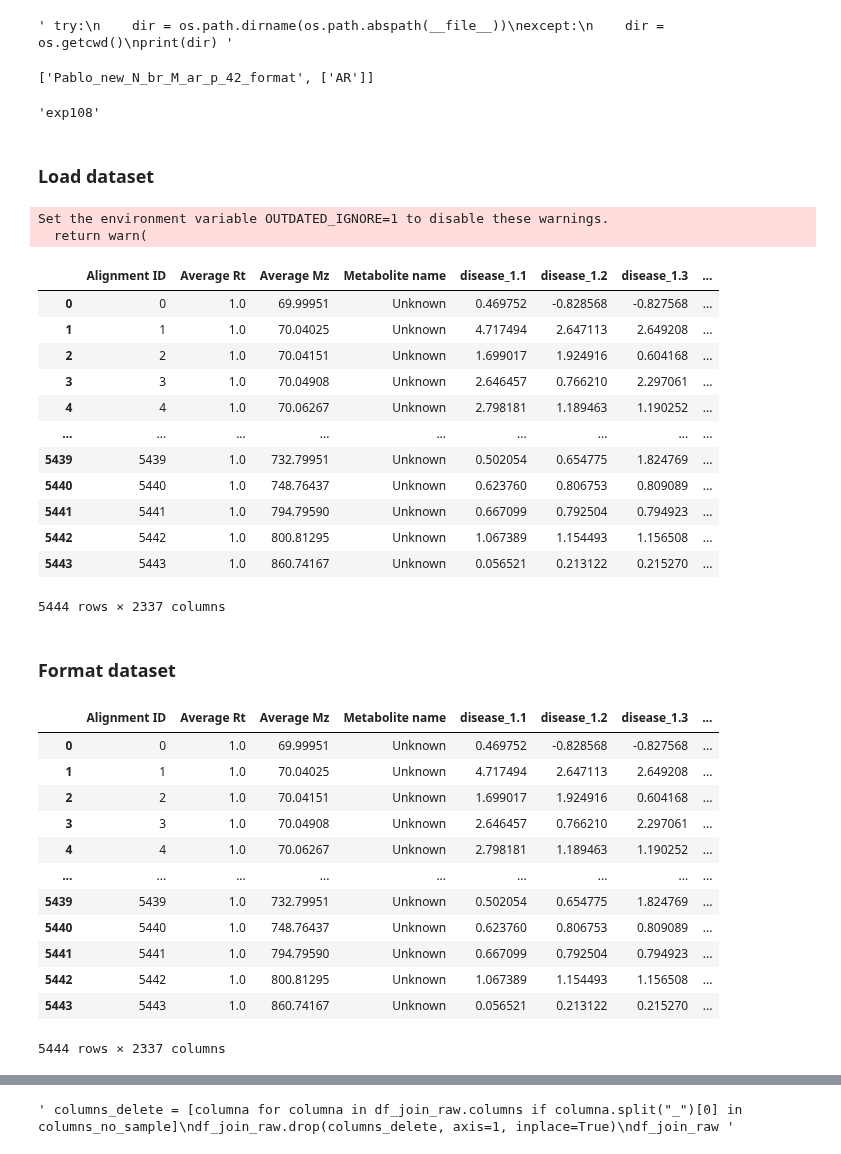
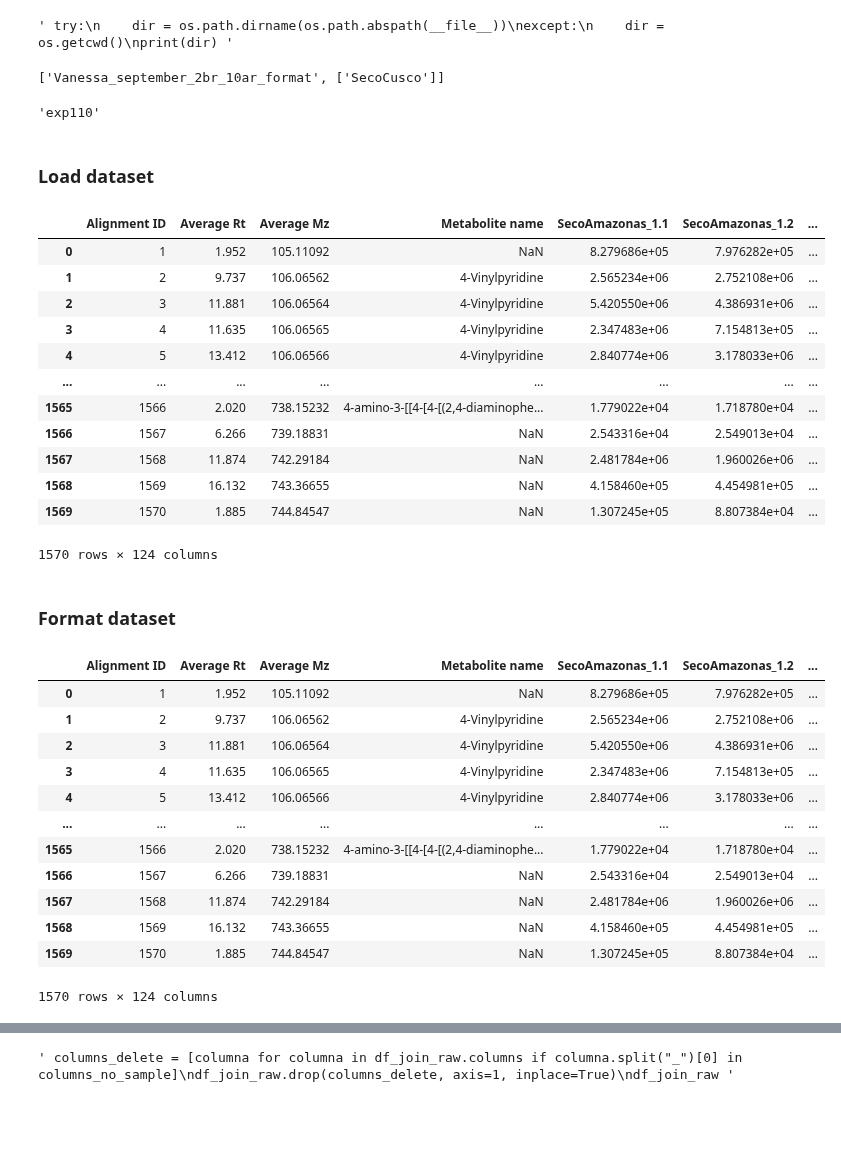
Before and after one commit to win7/T-GAE_PyG, a Jupyter notebook: r1_format_MS.ipynb, the cells around one changed output, grey strips where cells are left out. Drawn from its saved outputs; the diff is of its cells as text; code cells hidden in the pictures; blank space fills up the shorter version.

```diff
--- a/r1_format_MS.ipynb
+++ b/r1_format_MS.ipynb
@@ -64,17 +67,19 @@ dict_dataset = {
 	36: ["Pablo_new_2br_N_ar_p_44_format", ["AR"]],
 
 	37: ["Pablo_new_N_br_M_ar_p_42_format", ["AR"]],
+
+	40: ["Vanessa_september_2br_10ar_format", ["SecoCusco"]],
 }
-dataset = dict_dataset[37] # change
+dataset = dict_dataset[40] # change
 dataset
 # %% [output]
-['Pablo_new_N_br_M_ar_p_42_format', ['AR']]
+['Vanessa_september_2br_10ar_format', ['SecoCusco']]
 # %%
 params = {
-    "exp": "exp108", # Change
+    "exp": "exp110", # Change
     "methods": ["t-gae"], # ["vgae-base", "argva-base", "vgae-line", "dgi-tran", "t-gae"],
     "data_variations": ["none"],
-    "apply_transformation": False, # True or False
+    "apply_transformation": True, # True or False
     "controls": dataset[1],
     "dimension": 64,
     "threshold_corr": 0.5,
@@ -105,7 +110,7 @@ exp = "exp{}".format(n) """
 exp = str(params["exp"])
 exp
 # %% [output]
-'exp108'
+'exp110'
 # %% [markdown]
 ### Load dataset
 # %%
@@ -116,45 +121,43 @@ elif params["from"] == "drf":
     df_raw = pd.read_csv("{}".format(params["raw_data_file"]), delimiter="|") # from DRF
 df_raw
 # %% [output]
+|  | Alignment ID | Average Rt | Average Mz | Metabolite name | SecoAmazonas_1.1 | SecoAmazonas_1.2 | ... |
+| 0 | 1 | 1.952 | 105.11092 | NaN | 8.279686e+05 | 7.976282e+05 | ... |
+| 1 | 2 | 9.737 | 106.06562 | 4-Vinylpyridine | 2.565234e+06 | 2.752108e+06 | ... |
+| 2 | 3 | 11.881 | 106.06564 | 4-Vinylpyridine | 5.420550e+06 | 4.386931e+06 | ... |
+| 3 | 4 | 11.635 | 106.06565 | 4-Vinylpyridine | 2.347483e+06 | 7.154813e+05 | ... |
+| 4 | 5 | 13.412 | 106.06566 | 4-Vinylpyridine | 2.840774e+06 | 3.178033e+06 | ... |
+| ... | ... | ... | ... | ... | ... | ... | ... |
+| 1565 | 1566 | 2.020 | 738.15232 | 4-amino-3-[[4-[4-[(2,4-diaminophe... | 1.779022e+04 | 1.718780e+04 | ... |
+| 1566 | 1567 | 6.266 | 739.18831 | NaN | 2.543316e+04 | 2.549013e+04 | ... |
+| 1567 | 1568 | 11.874 | 742.29184 | NaN | 2.481784e+06 | 1.960026e+06 | ... |
+| 1568 | 1569 | 16.132 | 743.36655 | NaN | 4.158460e+05 | 4.454981e+05 | ... |
+| 1569 | 1570 | 1.885 | 744.84547 | NaN | 1.307245e+05 | 8.807384e+04 | ... |
-Set the environment variable OUTDATED_IGNORE=1 to disable these warnings.
-  return warn(
+1570 rows × 124 columns
-|  | Alignment ID | Average Rt | Average Mz | Metabolite name | disease_1.1 | disease_1.2 | disease_1.3 | ... |
-| 0 | 0 | 1.0 | 69.99951 | Unknown | 0.469752 | -0.828568 | -0.827568 | ... |
-| 1 | 1 | 1.0 | 70.04025 | Unknown | 4.717494 | 2.647113 | 2.649208 | ... |
-| 2 | 2 | 1.0 | 70.04151 | Unknown | 1.699017 | 1.924916 | 0.604168 | ... |
-| 3 | 3 | 1.0 | 70.04908 | Unknown | 2.646457 | 0.766210 | 2.297061 | ... |
-| 4 | 4 | 1.0 | 70.06267 | Unknown | 2.798181 | 1.189463 | 1.190252 | ... |
-| ... | ... | ... | ... | ... | ... | ... | ... | ... |
-| 5439 | 5439 | 1.0 | 732.79951 | Unknown | 0.502054 | 0.654775 | 1.824769 | ... |
-| 5440 | 5440 | 1.0 | 748.76437 | Unknown | 0.623760 | 0.806753 | 0.809089 | ... |
-| 5441 | 5441 | 1.0 | 794.79590 | Unknown | 0.667099 | 0.792504 | 0.794923 | ... |
-| 5442 | 5442 | 1.0 | 800.81295 | Unknown | 1.067389 | 1.154493 | 1.156508 | ... |
-| 5443 | 5443 | 1.0 | 860.74167 | Unknown | 0.056521 | 0.213122 | 0.215270 | ... |
-5444 rows × 2337 columns
 # %% [markdown]
 ### Format dataset
 # %%
 # apply transformation
 columns_data = list(df_raw.columns)[4:]
-if params["apply_transformation"]:
+if not params["apply_transformation"]:
     print("transformation")
     for column in columns_data:
         df_raw[column] = df_raw[column].apply(lambda x: 10**x)
 df_raw
 # %% [output]
-|  | Alignment ID | Average Rt | Average Mz | Metabolite name | disease_1.1 | disease_1.2 | disease_1.3 | ... |
-| 0 | 0 | 1.0 | 69.99951 | Unknown | 0.469752 | -0.828568 | -0.827568 | ... |
-| 1 | 1 | 1.0 | 70.04025 | Unknown | 4.717494 | 2.647113 | 2.649208 | ... |
-| 2 | 2 | 1.0 | 70.04151 | Unknown | 1.699017 | 1.924916 | 0.604168 | ... |
-| 3 | 3 | 1.0 | 70.04908 | Unknown | 2.646457 | 0.766210 | 2.297061 | ... |
-| 4 | 4 | 1.0 | 70.06267 | Unknown | 2.798181 | 1.189463 | 1.190252 | ... |
-| ... | ... | ... | ... | ... | ... | ... | ... | ... |
-| 5439 | 5439 | 1.0 | 732.79951 | Unknown | 0.502054 | 0.654775 | 1.824769 | ... |
-| 5440 | 5440 | 1.0 | 748.76437 | Unknown | 0.623760 | 0.806753 | 0.809089 | ... |
-| 5441 | 5441 | 1.0 | 794.79590 | Unknown | 0.667099 | 0.792504 | 0.794923 | ... |
-| 5442 | 5442 | 1.0 | 800.81295 | Unknown | 1.067389 | 1.154493 | 1.156508 | ... |
-| 5443 | 5443 | 1.0 | 860.74167 | Unknown | 0.056521 | 0.213122 | 0.215270 | ... |
+|  | Alignment ID | Average Rt | Average Mz | Metabolite name | SecoAmazonas_1.1 | SecoAmazonas_1.2 | ... |
+| 0 | 1 | 1.952 | 105.11092 | NaN | 8.279686e+05 | 7.976282e+05 | ... |
+| 1 | 2 | 9.737 | 106.06562 | 4-Vinylpyridine | 2.565234e+06 | 2.752108e+06 | ... |
+| 2 | 3 | 11.881 | 106.06564 | 4-Vinylpyridine | 5.420550e+06 | 4.386931e+06 | ... |
+| 3 | 4 | 11.635 | 106.06565 | 4-Vinylpyridine | 2.347483e+06 | 7.154813e+05 | ... |
+| 4 | 5 | 13.412 | 106.06566 | 4-Vinylpyridine | 2.840774e+06 | 3.178033e+06 | ... |
+| ... | ... | ... | ... | ... | ... | ... | ... |
+| 1565 | 1566 | 2.020 | 738.15232 | 4-amino-3-[[4-[4-[(2,4-diaminophe... | 1.779022e+04 | 1.718780e+04 | ... |
+| 1566 | 1567 | 6.266 | 739.18831 | NaN | 2.543316e+04 | 2.549013e+04 | ... |
+| 1567 | 1568 | 11.874 | 742.29184 | NaN | 2.481784e+06 | 1.960026e+06 | ... |
+| 1568 | 1569 | 16.132 | 743.36655 | NaN | 4.158460e+05 | 4.454981e+05 | ... |
+| 1569 | 1570 | 1.885 | 744.84547 | NaN | 1.307245e+05 | 8.807384e+04 | ... |
-5444 rows × 2337 columns
+1570 rows × 124 columns
 # %%
 # concat
 df_join_raw = pd.concat([
```
Also changed, not shown: parts of 7 cells of this notebook, 13 other files.
